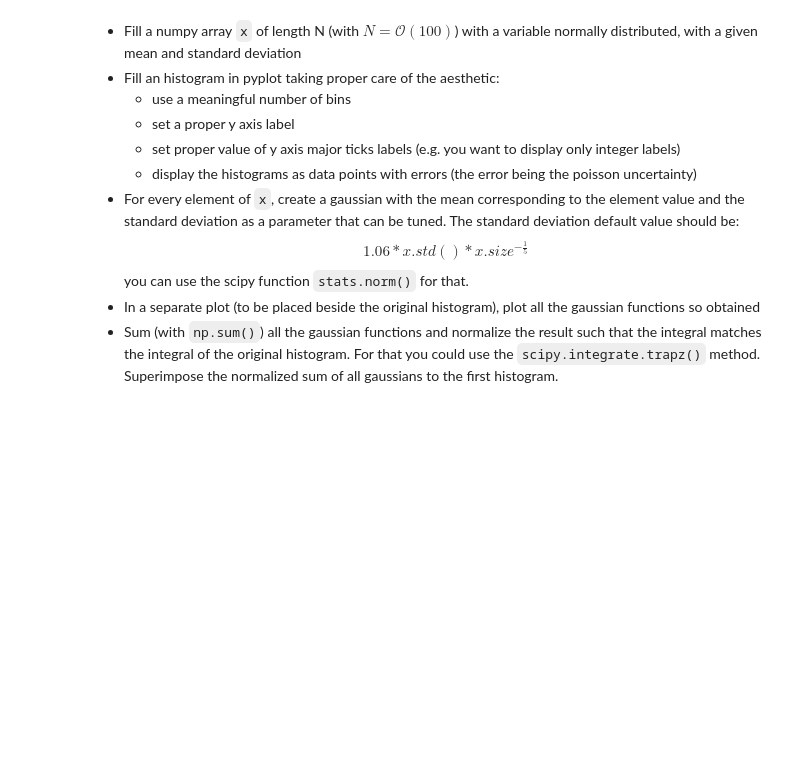
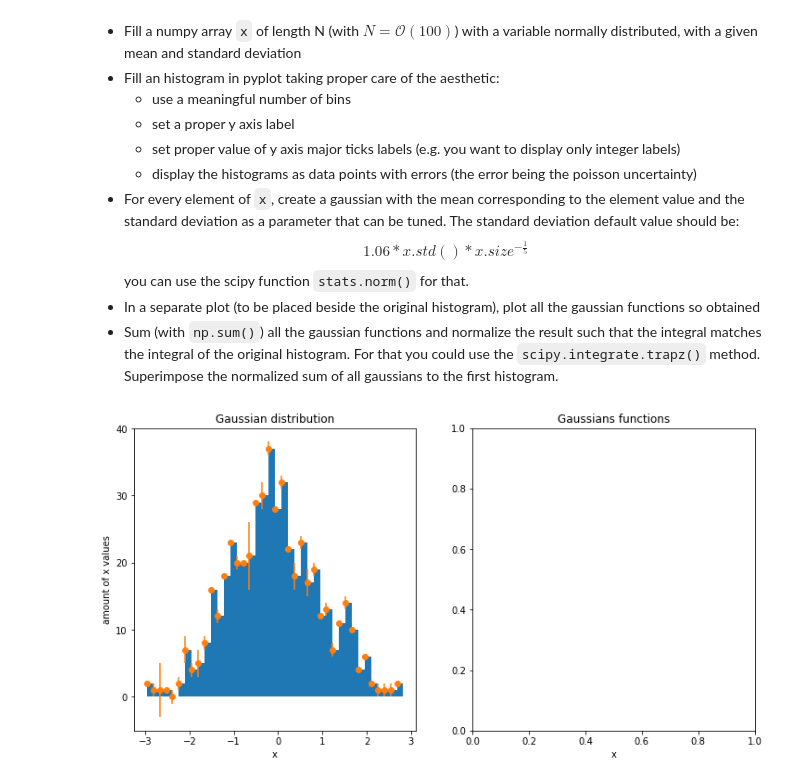
Before and after one commit to zucchett/HighLevelProgramming2021, a Jupyter notebook: 07ex_visualization.ipynb, the cells around one changed output. Saved outputs shown, nothing was run; the diff lists cells and outputs as text; code cells hidden in the pictures; blank space fills up the shorter version.

```diff
--- a/07ex_visualization.ipynb
+++ b/07ex_visualization.ipynb
@@ -47,3 +87,34 @@ $$ 1.06 * x.std() * x.size ^{-\frac{1}{5}} $$
 you can use the scipy function `stats.norm()` for that.
 * In a separate plot (to be placed beside the original histogram), plot all the gaussian functions so obtained
 * Sum (with `np.sum()`) all the gaussian functions and normalize the result such that the integral matches the integral of the original histogram. For that you could use the `scipy.integrate.trapz()` method. Superimpose the normalized sum of all gaussians to the first histogram.
+# %%
+from scipy import stats
+#Numpy array
+mu = 0
+std = 1
+N = 500
+x = np.random.normal(mu, std, N)
+
+#Create 2 plots
+fig, (ax1, ax2) = plt.subplots(nrows=1, ncols=2, figsize=(12, 6))
+#Title and label for the first plot
+ax1.set_title('Gaussian distribution')
+ax1.set_xlabel('x')
+ax1.set_ylabel('amount of x values')
+
+#Fill an histogram as data points with errors
+counts, bin_edges, _ = ax1.hist(x,bins=40)
+bin_centrer = 0.5 * (bin_edges[:-1] + bin_edges[:-1])
+err = np.random.poisson(size = bin_centrer.size)
+ax1.errorbar(bin_centrer, counts, yerr = err, fmt='o')
+
+#Title and label for the second plot
+ax2.set_title('Gaussians functions')
+ax2.set_xlabel('x')
+# gaussian with the mean corresponding to the element value and the standard deviation as a parameter that can be tuned
+sd = 1.06*np.std(x)*np.size(x)**(-1/5) # std value
+
+val= np.linspace(0,1,N)
+gaussx= [stats.norm(xi, sd).pdf(val) for xi in x] # array of gaussian
+# %% [output]
+[figure, added]
```
Also changed, not shown: parts of 3 cells of this notebook.
